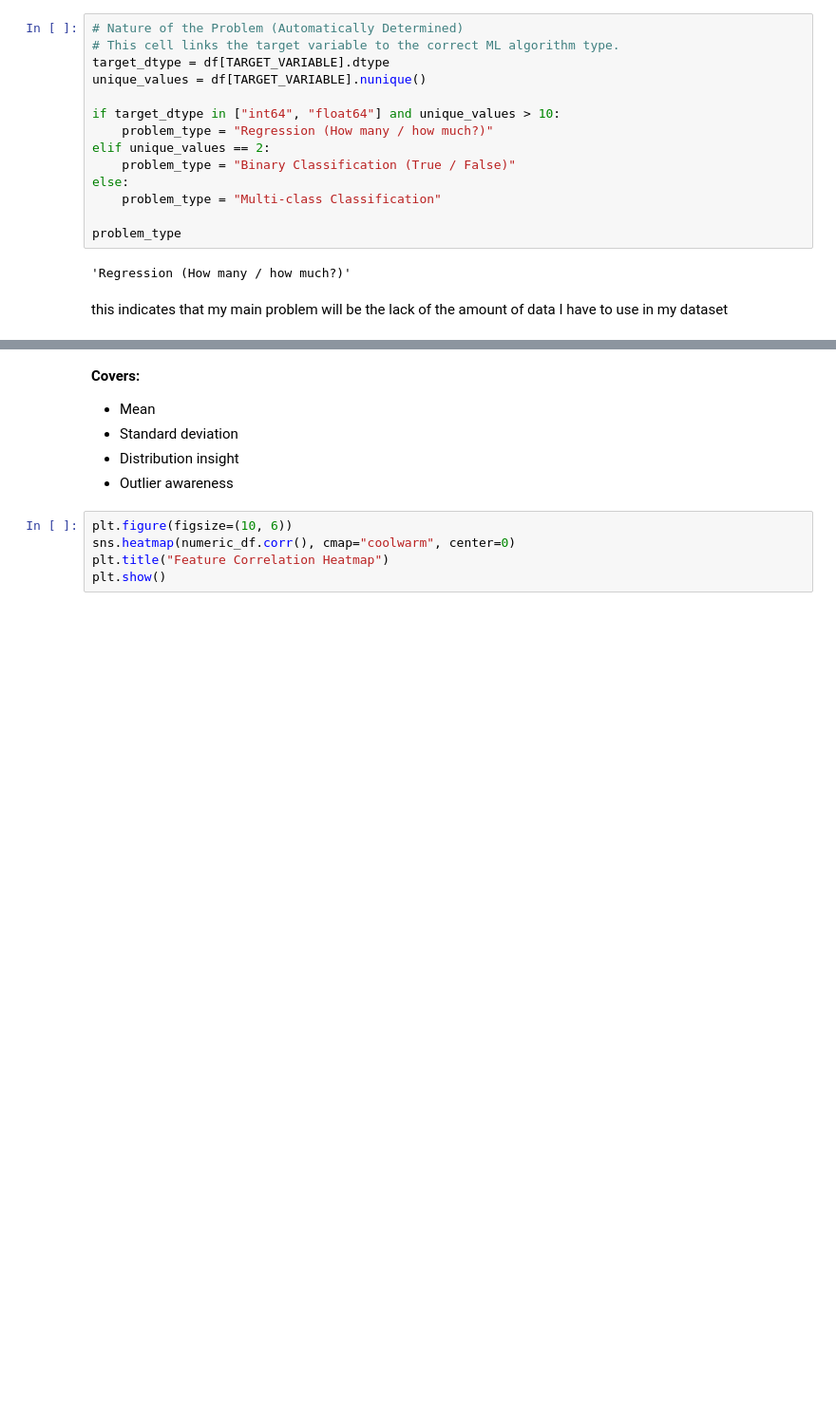
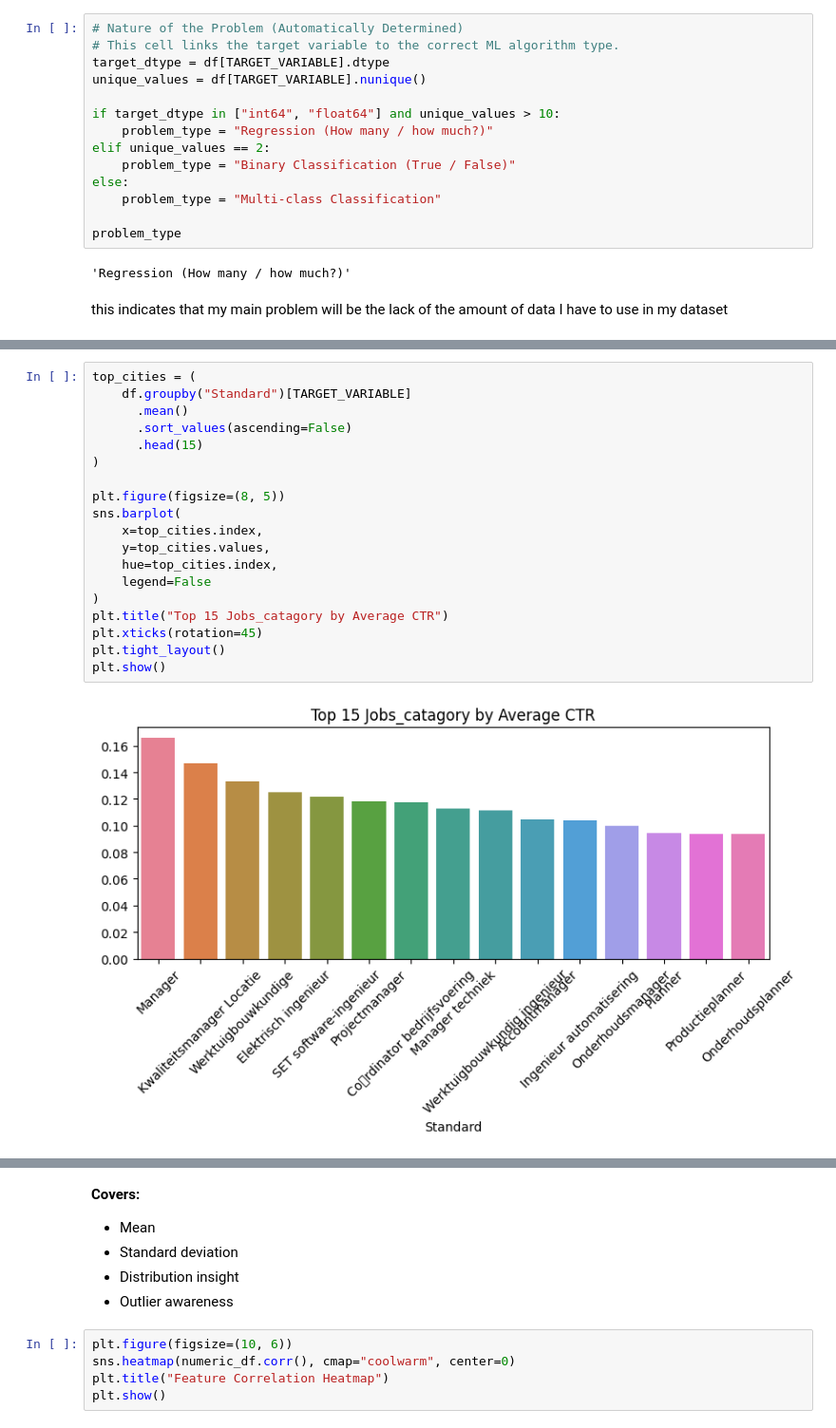
Before and after one commit to Dutchy-dev/Brunel-Indeed, a Jupyter notebook: Code.ipynb, the cells around one changed output, grey strips where cells are left out. Shown at 95% size. Saved outputs shown, nothing was run; the diff lists cells and outputs as text; blank space fills up the shorter version.

```diff
--- a/Code.ipynb
+++ b/Code.ipynb
@@ -609,0 +629,21 @@ this indicates that my main problem will be the lack of the amount of data I hav
+# %%
+top_cities = (
+    df.groupby("Standard")[TARGET_VARIABLE]
+      .mean()
+      .sort_values(ascending=False)
+      .head(15)
+)
+
+plt.figure(figsize=(8, 5))
+sns.barplot(
+    x=top_cities.index,
+    y=top_cities.values,
+    hue=top_cities.index,
+    legend=False
+)
+plt.title("Top 15 Jobs_catagory by Average CTR")
+plt.xticks(rotation=45)
+plt.tight_layout()
+plt.show()
+# %% [output]
+[figure, added]
```
Also changed, not shown: parts of 31 cells of this notebook.
